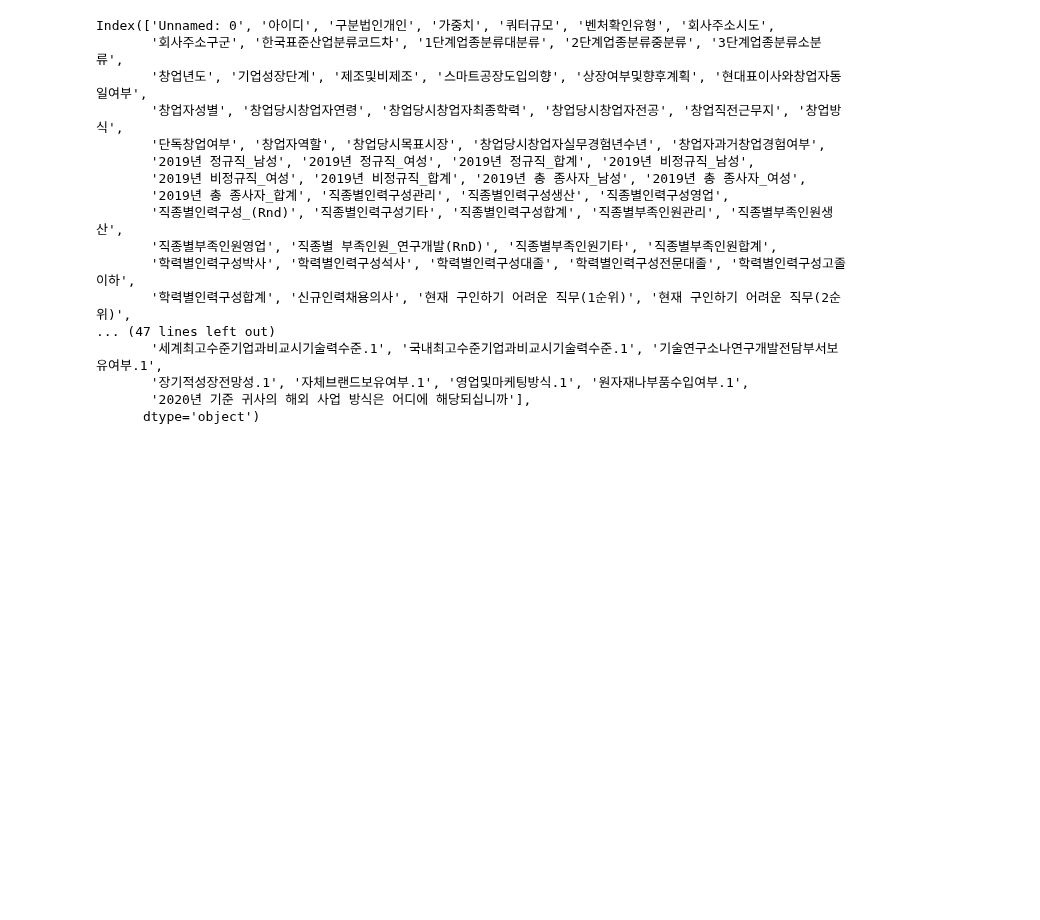
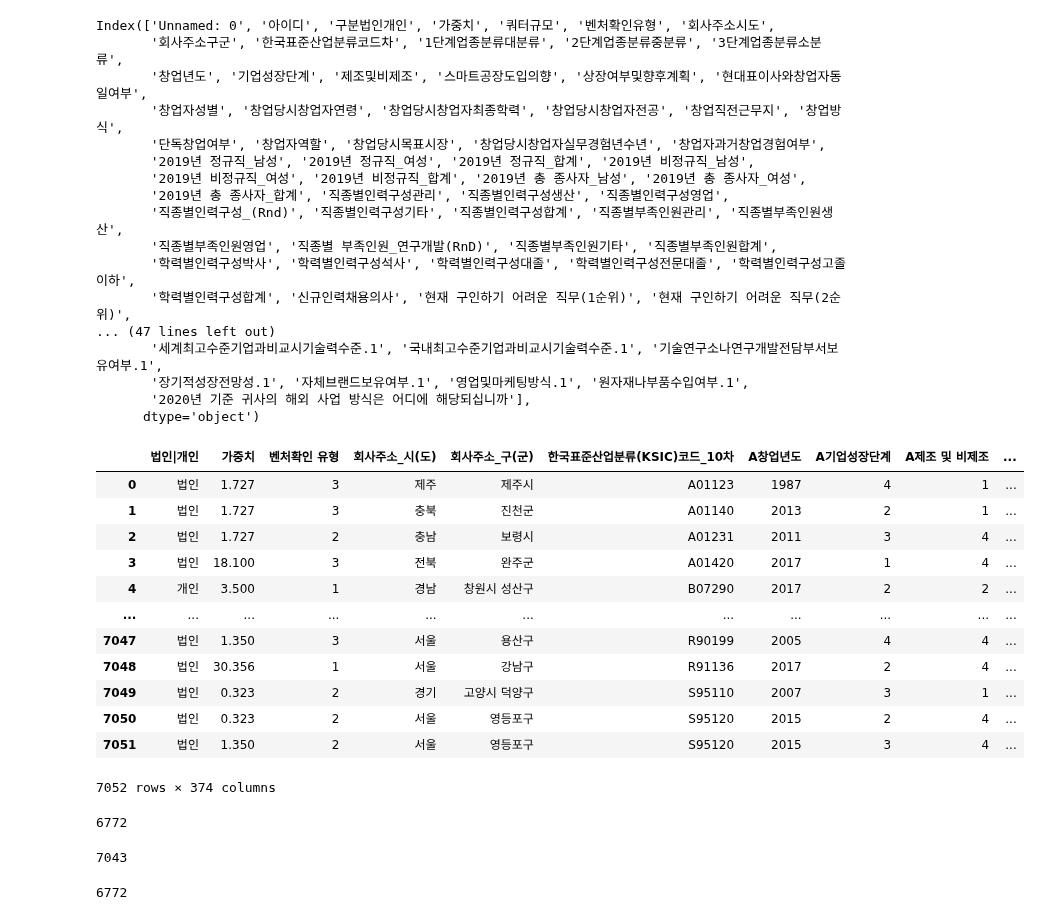
Before and after one commit to shoni0325/Project_1, a Jupyter notebook: code/test1.ipynb, the cells around one changed output. Saved outputs shown, nothing was run; the diff lists cells and outputs as text; code cells hidden in the pictures; blank space fills up the shorter version.

```diff
--- a/code/test1.ipynb
+++ b/code/test1.ipynb
@@ -4,7 +4,7 @@ import pandas as pd
 import warnings
 warnings.filterwarnings('ignore')
 # %%
-pd.set_option('display.max.rows',None)
+pd.reset_option('display.max.rows',None)
 # %%
 df = pd.read_csv('../data/preprocessing/original20-21.csv')
 # %%
@@ -181,3 +181,20 @@ Index(['Unnamed: 0', '아이디', '구분법인개인', '가중치', '쿼터규
        '장기적성장전망성.1', '자체브랜드보유여부.1', '영업및마케팅방식.1', '원자재나부품수입여부.1',
        '2020년 기준 귀사의 해외 사업 방식은 어디에 해당되십니까'],
       dtype='object')
+# %%
+df = pd.read_csv('../data/합친data.csv')
+df
+# %% [output]
+|  | 법인|개인 | 가중치 | 벤처확인 유형 | 회사주소_시(도) | 회사주소_구(군) | 한국표준산업분류(KSIC)코드_10차 | A창업년도 | A기업성장단계 | A제조 및 비제조 | ... |
+| 0 | 법인 | 1.727 | 3 | 제주 | 제주시 | A01123 | 1987 | 4 | 1 | ... |
+| 1 | 법인 | 1.727 | 3 | 충북 | 진천군 | A01140 | 2013 | 2 | 1 | ... |
+| 2 | 법인 | 1.727 | 2 | 충남 | 보령시 | A01231 | 2011 | 3 | 4 | ... |
+| 3 | 법인 | 18.100 | 3 | 전북 | 완주군 | A01420 | 2017 | 1 | 4 | ... |
+| 4 | 개인 | 3.500 | 1 | 경남 | 창원시 성산구 | B07290 | 2017 | 2 | 2 | ... |
+| ... | ... | ... | ... | ... | ... | ... | ... | ... | ... | ... |
+| 7047 | 법인 | 1.350 | 3 | 서울 | 용산구 | R90199 | 2005 | 4 | 4 | ... |
+| 7048 | 법인 | 30.356 | 1 | 서울 | 강남구 | R91136 | 2017 | 2 | 4 | ... |
+| 7049 | 법인 | 0.323 | 2 | 경기 | 고양시 덕양구 | S95110 | 2007 | 3 | 1 | ... |
+| 7050 | 법인 | 0.323 | 2 | 서울 | 영등포구 | S95120 | 2015 | 2 | 4 | ... |
+| 7051 | 법인 | 1.350 | 2 | 서울 | 영등포구 | S95120 | 2015 | 3 | 4 | ... |
+7052 rows × 374 columns
@@ -183,0 +203,12 @@ Index(['Unnamed: 0', '아이디', '구분법인개인', '가중치', '쿼터규
+# %%
+df['B12_대표이사_성별_법인'].isna().sum()
+# %% [output]
+6772
+# %%
+df['B15_대표이사_이전근무지_기타_법인'].isna().sum()
+# %% [output]
+7043
+# %%
+df['B15_대표이사_이전근무지_법인'].isna().sum()
+# %% [output]
+6772
```
Also changed, not shown: parts of 89 cells of this notebook, 12 other files.
